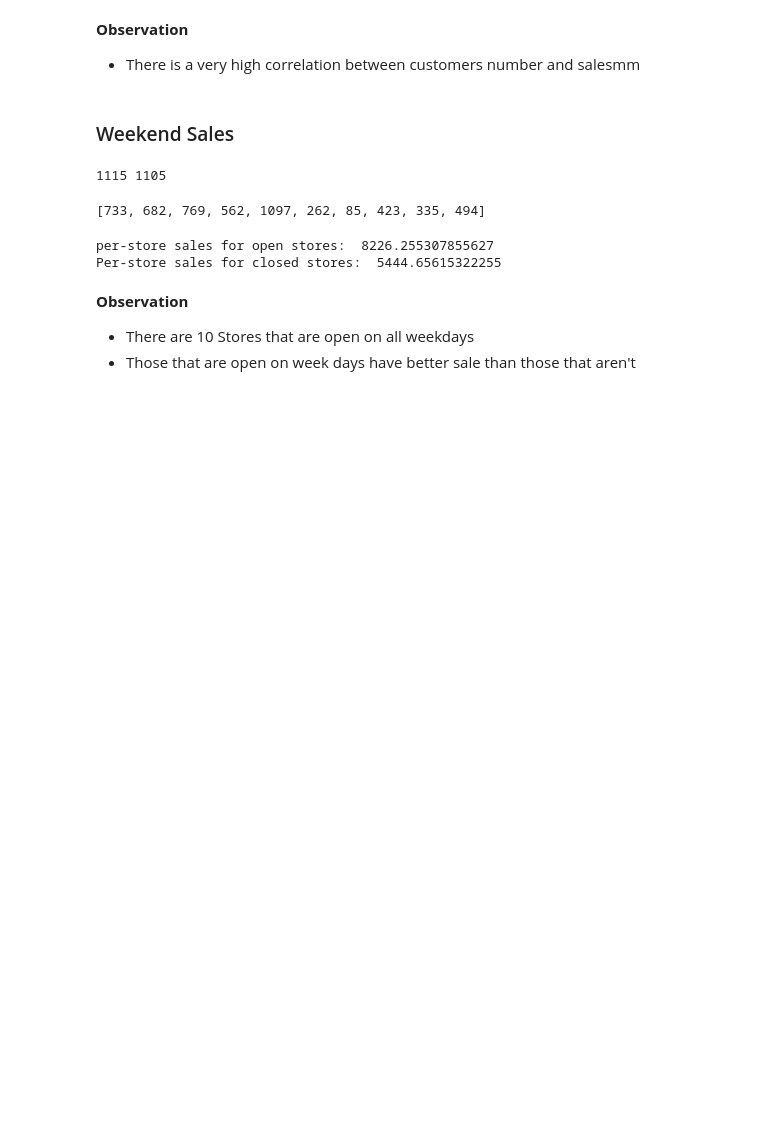
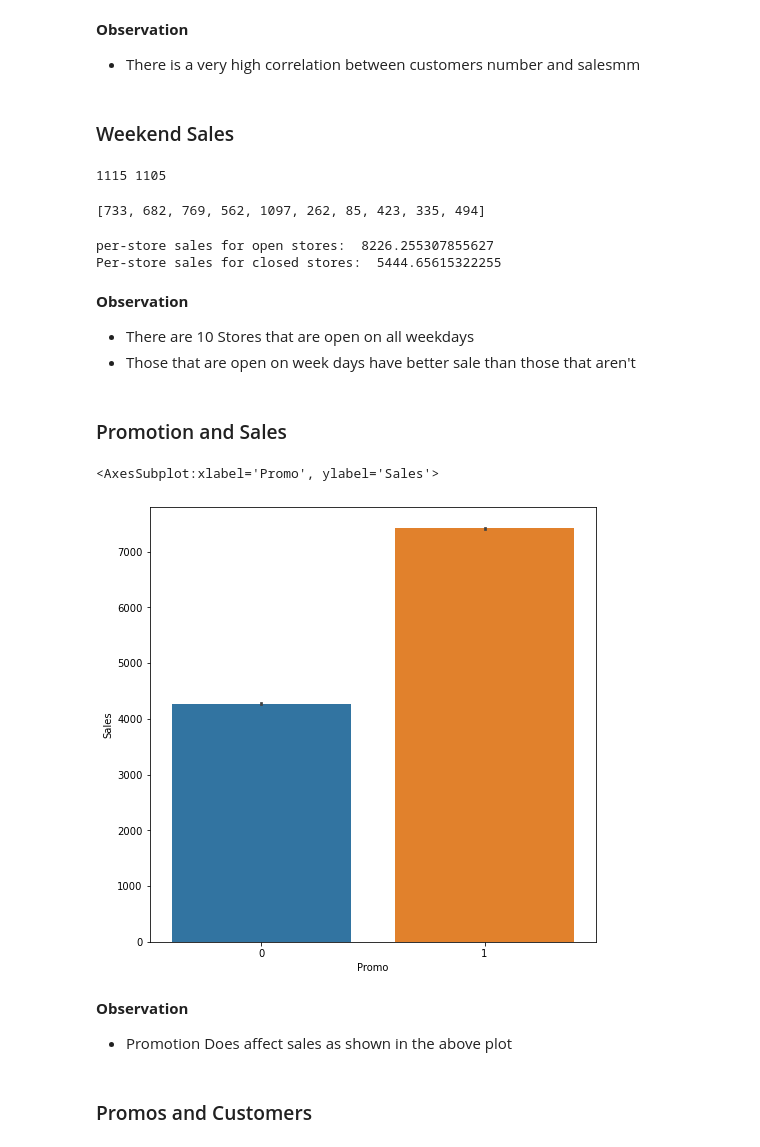
Before and after one commit to benbel376/time-series-data-sales-prediction, a Jupyter notebook: notebooks/data_exploration.ipynb, the cells around one changed output. Drawn from its saved outputs; the diff is of its cells as text; code cells hidden in the pictures; blank space fills up the shorter version.

Commit message:
promotion and sales

```diff
--- a/notebooks/data_exploration.ipynb
+++ b/notebooks/data_exploration.ipynb
@@ -139,3 +139,20 @@ Per-store sales for closed stores:  5444.65615322255
 **Observation**
 - There are 10 Stores that are open on all weekdays
 - Those that are open on week days have better sale than those that aren't
+# %% [markdown]
+### Promotion and Sales
+# %%
+# salses count during promotion and without
+promo_sales = train[['Sales', 'Promo']]
+
+
+plt.figure(figsize=(8, 8))
+sns.barplot(x="Promo", y="Sales", data=promo_sales)
+# %% [output]
+<AxesSubplot:xlabel='Promo', ylabel='Sales'>
+[figure, added]
+# %% [markdown]
+**Observation**
+- Promotion Does affect sales as shown in the above plot
+# %% [markdown]
+### Promos and Customers
```
